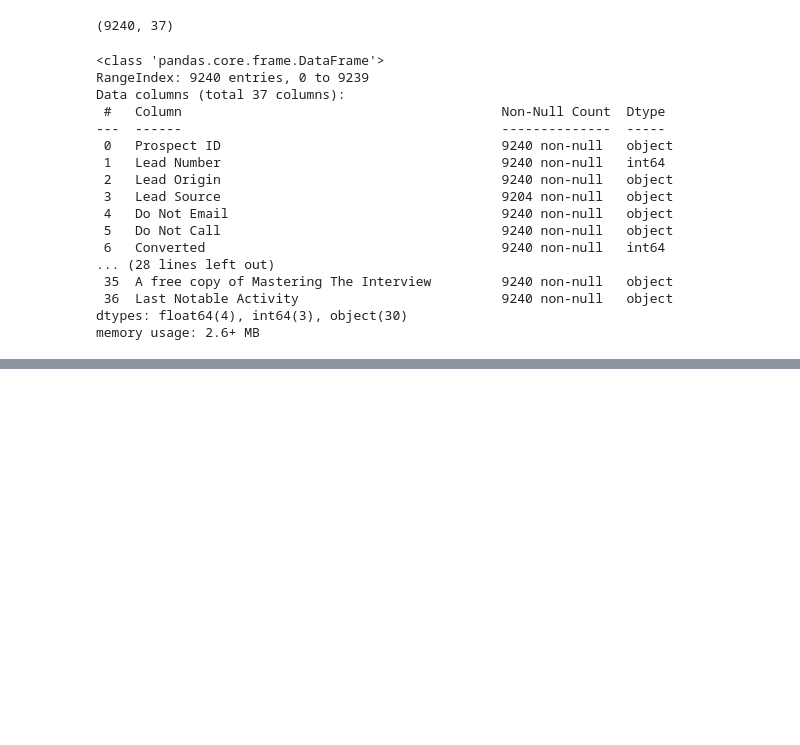
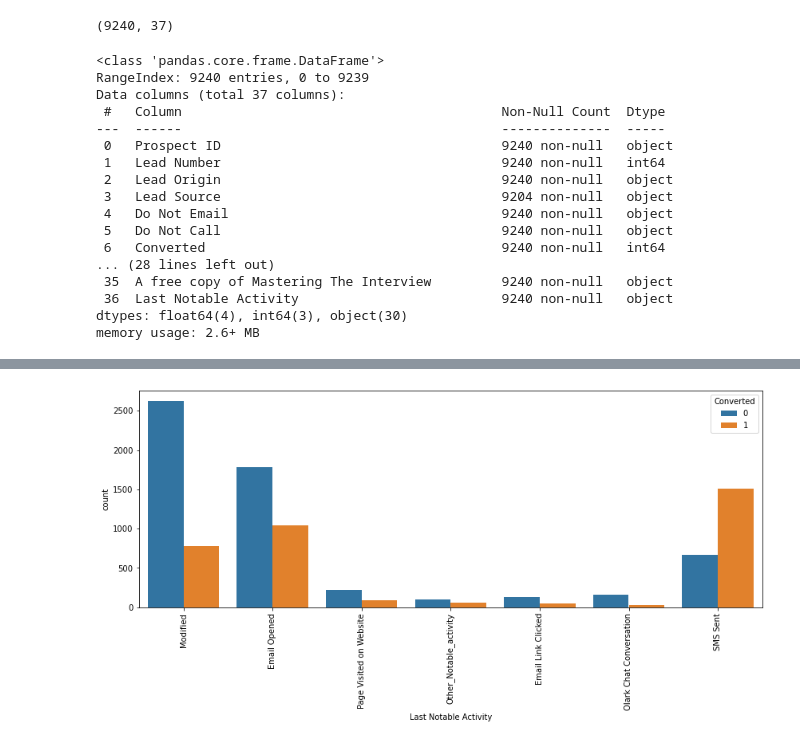
Before and after one commit to abhiramsb/Logistic_Regression-LeadScoring_CaseStudy, a Jupyter notebook: Lead_Scoring_CaseStudy.ipynb, the cells around one changed output, grey strips where cells are left out. Drawn from its saved outputs; the diff is of its cells as text; code cells hidden in the pictures; blank space fills up the shorter version.

```diff
--- a/Lead_Scoring_CaseStudy.ipynb
+++ b/Lead_Scoring_CaseStudy.ipynb
@@ -198,0 +367,4 @@ cols_to_drop.append('What matters most to you in choosing a course')
+# %%
+#combining Management Specializations because they show similar trends
+
+leads['Specialization'] = leads['Specialization'].replace(['Finance Management','Human Resource Management','Marketing Management','Operations Management','IT Projects Management','Supply Chain Management','Healthcare Management','Hospitality Management','Retail Management'] ,'Management_Specializations')
@@ -198,0 +394,5 @@ cols_to_drop.append('What matters most to you in choosing a course')
+# %%
+#replacing null Values and combining low frequency values
+leads['Last Activity'] = leads['Last Activity'].replace(np.nan,'Others')
+leads['Last Activity'] = leads['Last Activity'].replace(['Unreachable','Unsubscribed','Approached upfront','View in browser link Clicked','Email Marked Spam','Email Received','Resubscribed to emails','Visited Booth in Tradeshow','Had a Phone Conversation'],'Others')
+leads['Last Activity'].value_counts(dropna=False)
@@ -198,0 +431,13 @@ cols_to_drop.append('What matters most to you in choosing a course')
+# %%
+#clubbing lower frequency values
+
+leads['Last Notable Activity'] = leads['Last Notable Activity'].replace(['Had a Phone Conversation','Email Marked Spam','Unreachable','Unsubscribed','Email Bounced','Resubscribed to emails','View in browser link Clicked','Approached upfront','Form Submitted on Website', 'Email Received'],'Other_Notable_activity')
+
+#visualizing count of Variable based on Converted value
+
+plt.figure(figsize = (14,5))
+ax1=sns.countplot(x = "Last Notable Activity", hue = "Converted", data = leads)
+ax1.set_xticklabels(ax1.get_xticklabels(),rotation=90)
+plt.show()
+# %% [output]
+[figure, added]
```
Also changed, not shown: parts of 182 cells of this notebook.
